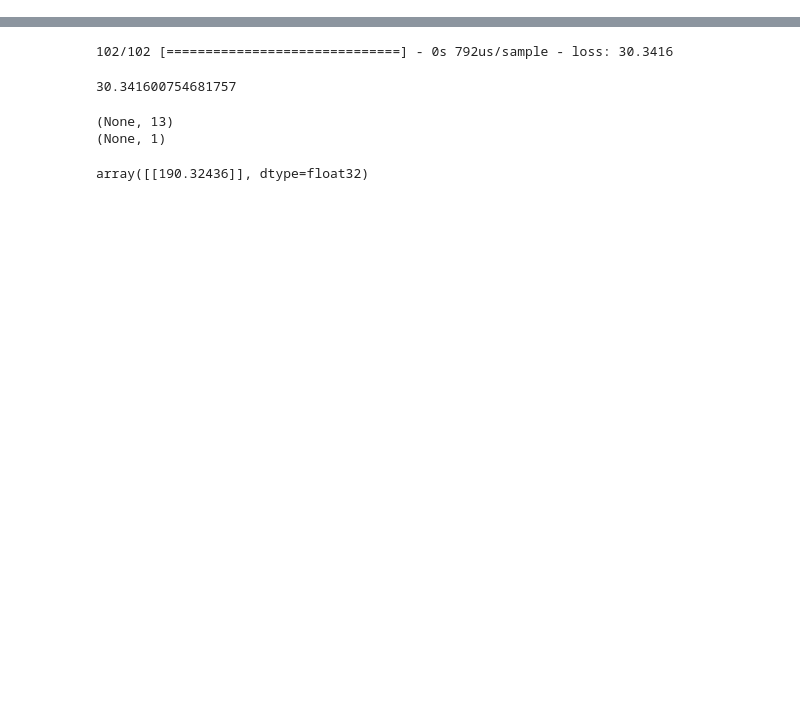
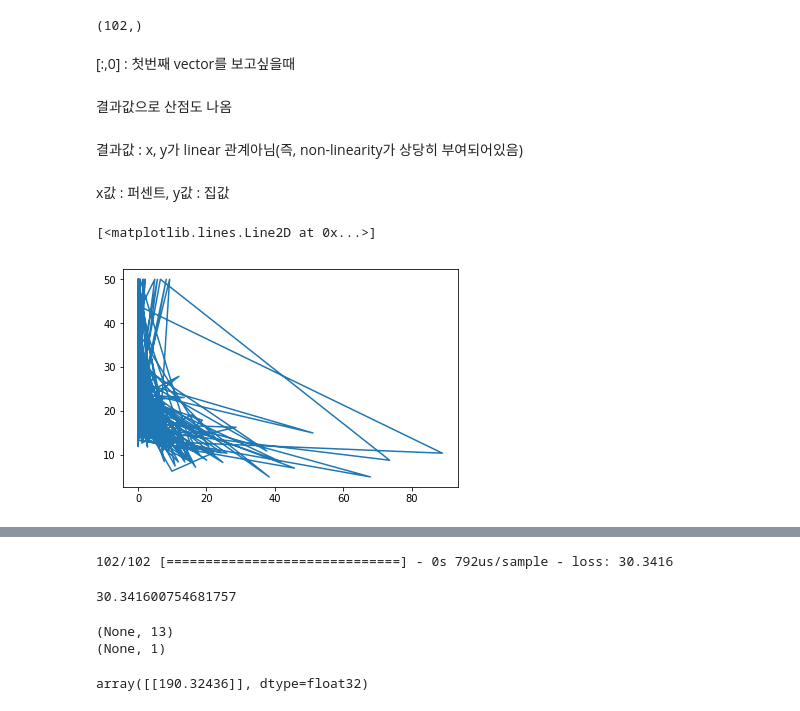
Before and after one commit to HeewonAhn/class2019Spring, a Jupyter notebook: boston_housing-checkpoint.ipynb, the cells around one changed output, grey strips where cells are left out. Cells and saved outputs as stored; diff of their text form; code cells hidden in the pictures; blank space fills up the shorter version.

```diff
--- a/boston_housing-checkpoint.ipynb
+++ b/boston_housing-checkpoint.ipynb
@@ -15,3 +47,2 @@ import matplotlib.pyplot as plt
 # %%
-(x_train, y_train), (x_test, y_test) =
-tensorflow.keras.datasets.boston_housing.load_data(path='boston_housing.npz')
+(x_train, y_train), (x_test, y_test) = tensorflow.keras.datasets.boston_housing.load_data(path='boston_housing.npz')
@@ -17,0 +63,17 @@ tensorflow.keras.datasets.boston_housing.load_data(path='boston_housing.npz')
+# %%
+y_test.shape
+# %% [output]
+(102,)
+# %% [markdown]
+[:,0] : 첫번째 vector를 보고싶을때
+# %% [markdown]
+결과값으로 산점도 나옴
+# %% [markdown]
+결과값 : x, y가 linear 관계아님(즉, non-linearity가 상당히 부여되어있음)
+# %% [markdown]
+x값 : 퍼센트, y값 : 집값
+# %%
+plt.plot(x_train[:,0], y_train)
+# %% [output]
+[<matplotlib.lines.Line2D at 0x...>]
+[figure, added]
```
Also changed, not shown: parts of 41 cells of this notebook.
